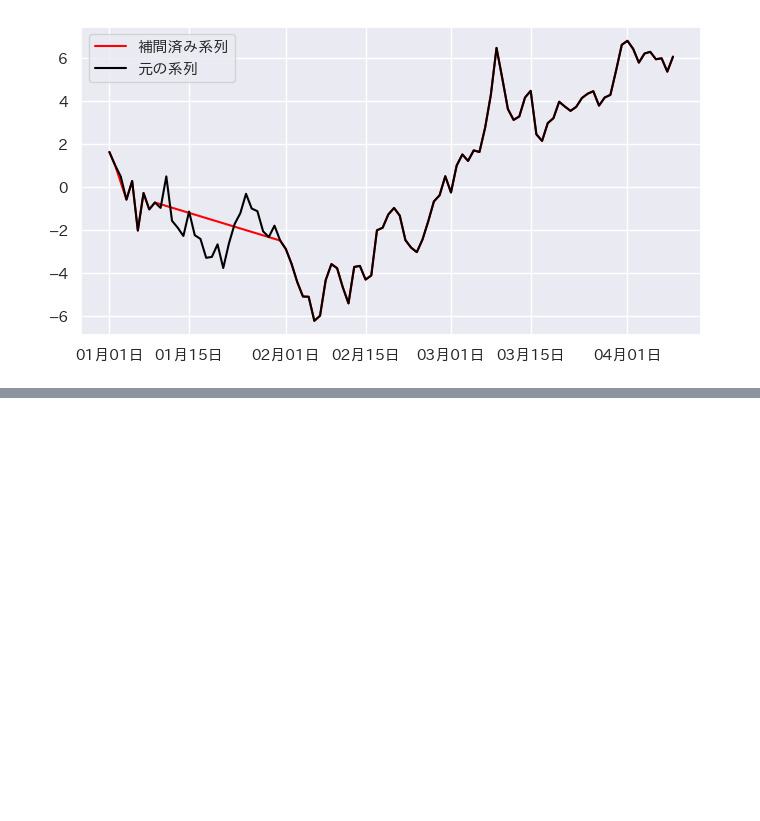
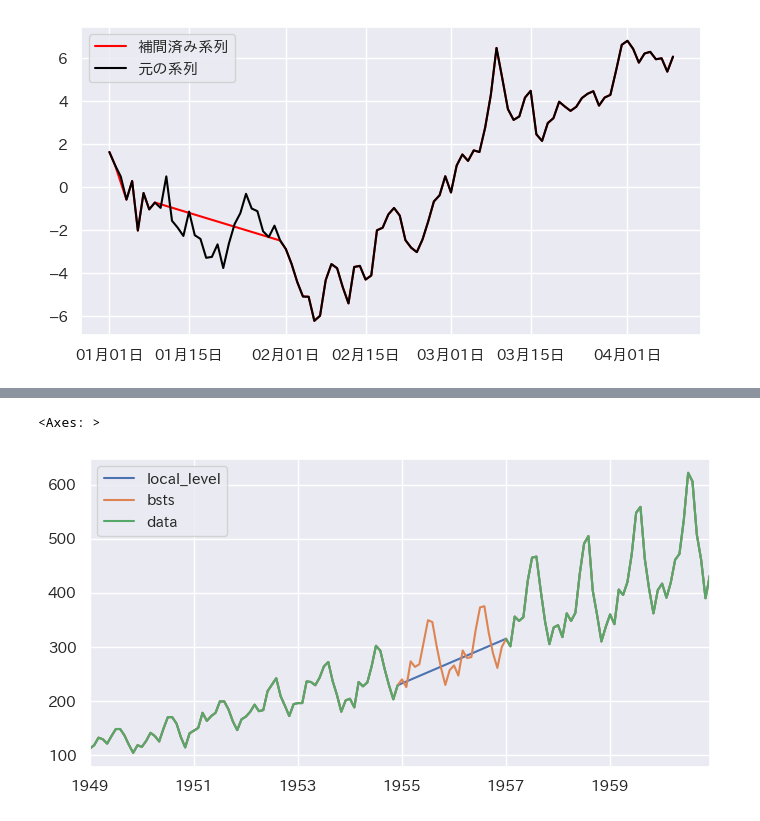
Before and after one commit to maton369/Python_Time_Series_Intro, a Jupyter notebook: 7-2-時系列分析の実践におけるTips.ipynb, the cells around one changed output, grey strips where cells are left out. Cells and saved outputs as stored; diff of their text form; code cells hidden in the pictures; blank space fills up the shorter version.

```diff
--- a/7-2-時系列分析の実践におけるTips.ipynb
+++ b/7-2-時系列分析の実践におけるTips.ipynb
@@ -122,3 +122,28 @@ ax.legend()
 ax.xaxis.set_major_formatter(mdates.DateFormatter("%m月%d日"))
 # %% [output]
 [figure]
+# %%
+# 飛行機乗客数データの読み込み
+air_passengers = sm.datasets.get_rdataset("AirPassengers").data
+
+# 日付インデックスの作成(DatetimeIndex)
+date_index = pd.date_range(start="1949-01", periods=len(air_passengers), freq="MS")
+air_passengers.index = date_index
+
+# 不要な時間ラベルの削除
+air_passengers = air_passengers.drop(air_passengers.columns[0], axis=1)
+# %%
+# データの2年間を欠測にする
+air_passengers.loc["1955":"1956"] = None
+# %%
+# ローカルレベルモデル
+mod_ll = tsa.UnobservedComponents(
+    air_passengers, level="local level"  # 対象データ  # ローカルレベル
+).fit()
+
+# 季節変動ありのローカル線形トレンドモデル
+mod_bsts = tsa.UnobservedComponents(
+    air_passengers,  # 対象データ
+    level="local linear trend",  # ローカル線形トレンド
+    seasonal=12,  # 周期
+).fit()
@@ -124,0 +170,15 @@ ax.xaxis.set_major_formatter(mdates.DateFormatter("%m月%d日"))
+# %%
+# DataFrameにまとめる
+plot_df = pd.DataFrame(
+    {
+        "local_level": mod_ll.level["smoothed"],
+        "bsts": mod_bsts.level["smoothed"] + mod_bsts.seasonal["smoothed"],
+        "data": air_passengers["value"],
+    }
+)
+
+# 可視化
+plot_df.plot()
+# %% [output]
+<Axes: >
+[figure, added]
```
Also changed, not shown: parts of 1 cell of this notebook.
